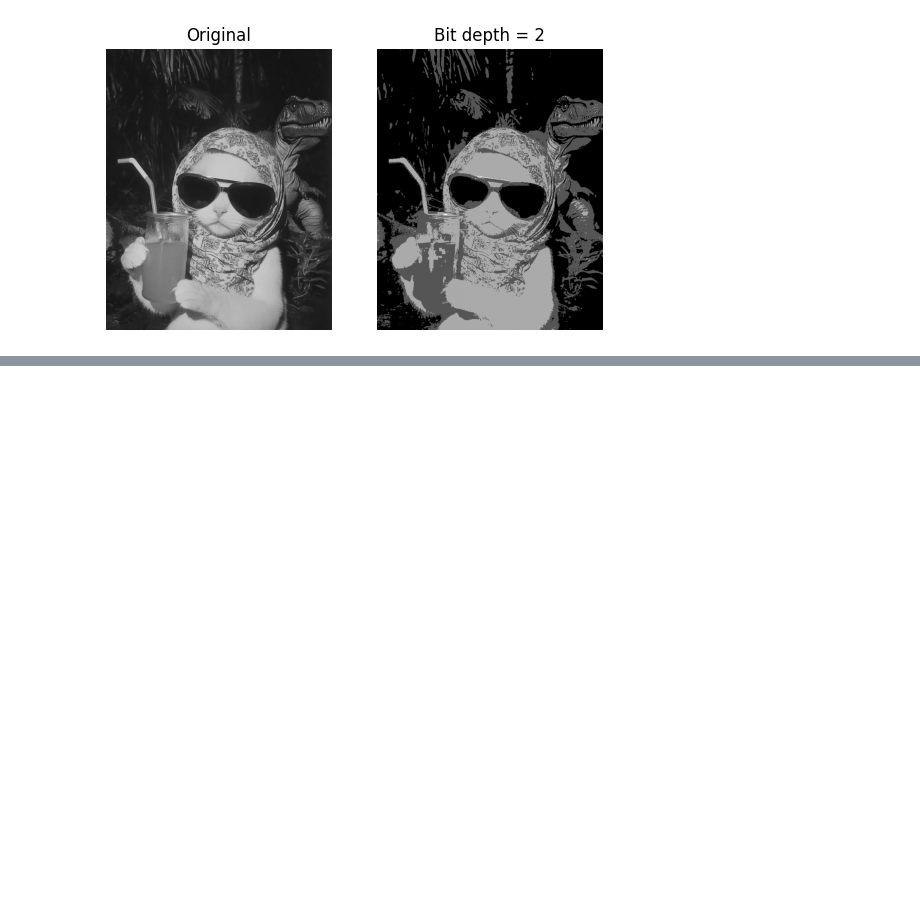
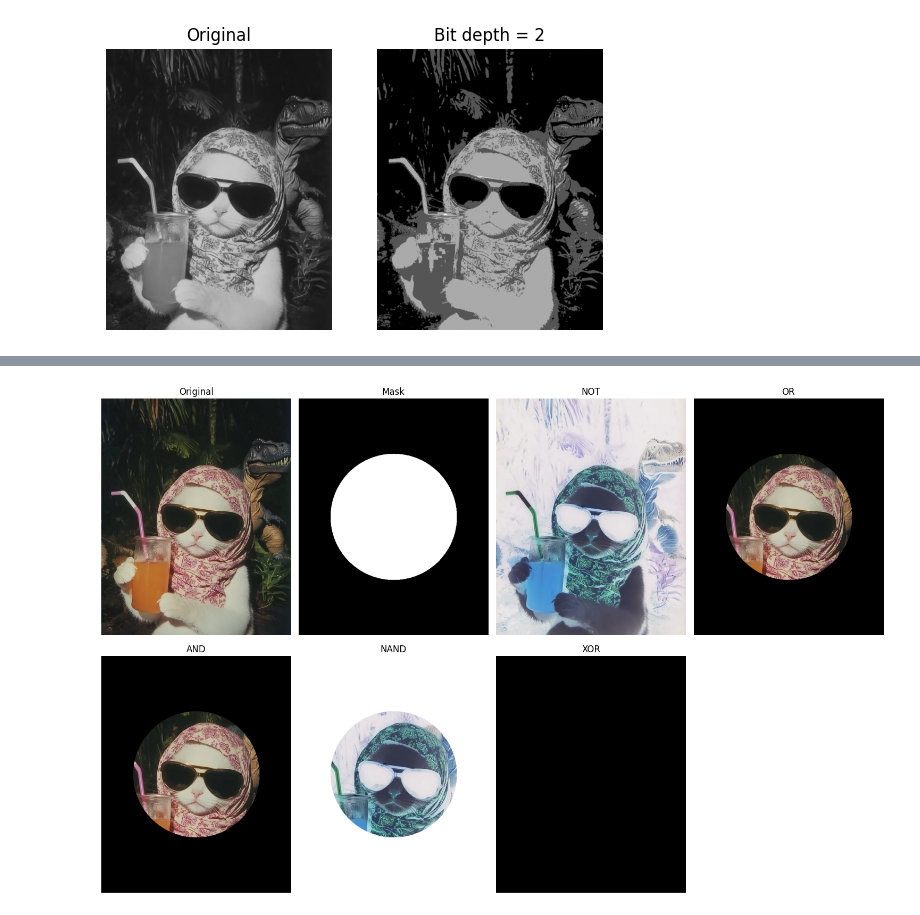
Before and after one commit to ErikRidhoFirm/PCVK_Ganjil_2025, a Jupyter notebook: Week5.ipynb, the cells around one changed output, grey strips where cells are left out. Saved outputs shown, nothing was run; the diff lists cells and outputs as text; code cells hidden in the pictures; blank space fills up the shorter version.

```diff
--- a/Week5.ipynb
+++ b/Week5.ipynb
@@ -91,0 +197,39 @@ plt.show()
+# %%
+import cv2 as cv
+import numpy as np
+import matplotlib.pyplot as plt
+
+# 1. Baca gambar asli
+img = cv.imread('cute_cat.jpeg')
+img = cv.cvtColor(img, cv.COLOR_BGR2RGB)
+
+# 2. Buat mask (lingkaran putih di tengah)
+mask = np.zeros(img.shape[:2], dtype="uint8")
+center = (img.shape[1]//2, img.shape[0]//2)
+radius = min(img.shape[0], img.shape[1])//3
+cv.circle(mask, center, radius, 255, -1)
+
+# 3. Operator logika
+not_img  = cv.bitwise_not(img)                        # NOT / komplemen
+or_img   = cv.bitwise_or(img, img, mask=mask)         # OR
+and_img  = cv.bitwise_and(img, img, mask=mask)        # AND
+nand_img = cv.bitwise_not(and_img)                    # NAND = NOT(AND)
+xor_img  = cv.bitwise_xor(img, img, mask=mask)        # XOR
+
+# 4. Tampilkan hasil
+titles = ["Original", "Mask", "NOT", "OR", "AND", "NAND", "XOR"]
+images = [img, mask, not_img, or_img, and_img, nand_img, xor_img]
+
+plt.figure(figsize=(15,10))
+for i in range(len(images)):
+    plt.subplot(2,4,i+1)
+    if i==1:  # mask tampil grayscale
+        plt.imshow(images[i], cmap="gray")
+    else:
+        plt.imshow(images[i])
+    plt.title(titles[i])
+    plt.axis("off")
+plt.tight_layout()
+plt.show()
+# %% [output]
+[figure, added]
```
Also changed, not shown: parts of 14 cells of this notebook.
